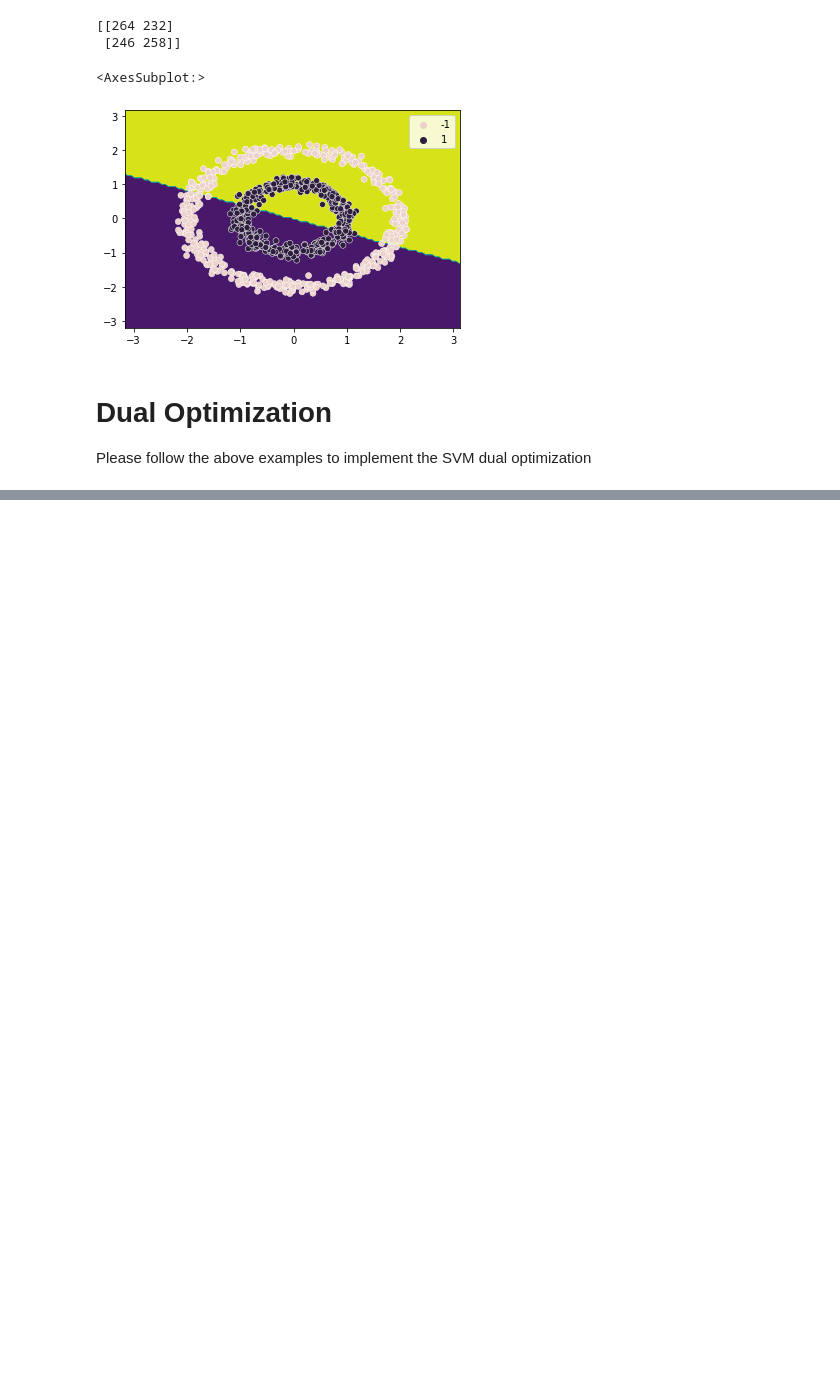
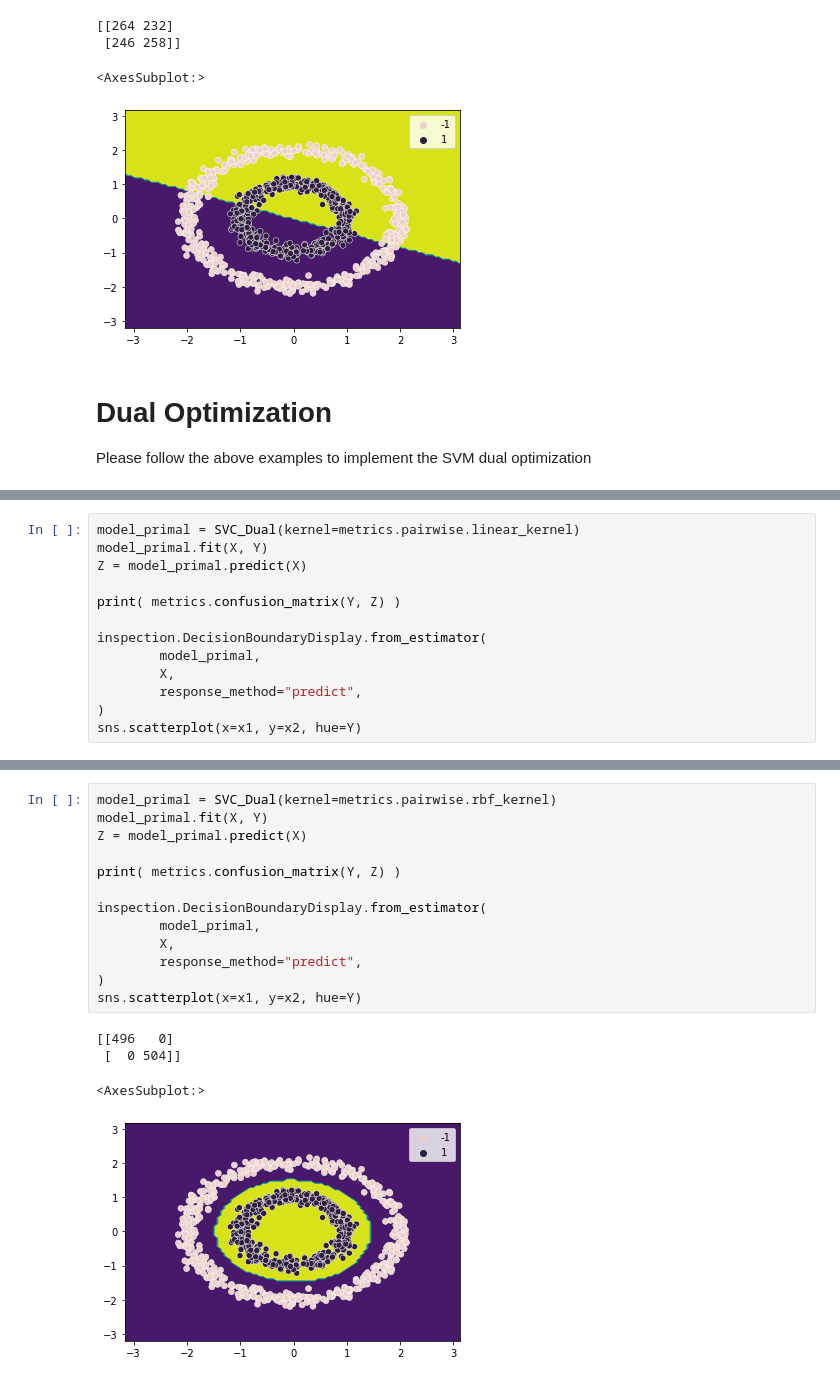
Before and after one commit to xminer-org/DataOptimization, a Jupyter notebook: SVM.ipynb, the cells around one changed output, grey strips where cells are left out. Cells and saved outputs as stored; diff of their text form; blank space fills up the shorter version.

Commit message:
SVM Dual

```diff
--- a/SVM.ipynb
+++ b/SVM.ipynb
@@ -111,0 +141,13 @@ Please follow the above examples to implement the SVM dual optimization
+# %%
+model_primal = SVC_Dual(kernel=metrics.pairwise.linear_kernel)
+model_primal.fit(X, Y)
+Z = model_primal.predict(X)
+
+print( metrics.confusion_matrix(Y, Z) )
+
+inspection.DecisionBoundaryDisplay.from_estimator(
+        model_primal,
+        X,
+        response_method="predict",
+)
+sns.scatterplot(x=x1, y=x2, hue=Y)
@@ -111,0 +159,18 @@ Please follow the above examples to implement the SVM dual optimization
+# %%
+model_primal = SVC_Dual(kernel=metrics.pairwise.rbf_kernel)
+model_primal.fit(X, Y)
+Z = model_primal.predict(X)
+
+print( metrics.confusion_matrix(Y, Z) )
+
+inspection.DecisionBoundaryDisplay.from_estimator(
+        model_primal,
+        X,
+        response_method="predict",
+)
+sns.scatterplot(x=x1, y=x2, hue=Y)
+# %% [output]
+[[496   0]
+ [  0 504]]
+<AxesSubplot:>
+[figure, added]
```
Also changed, not shown: parts of 2 cells of this notebook.
